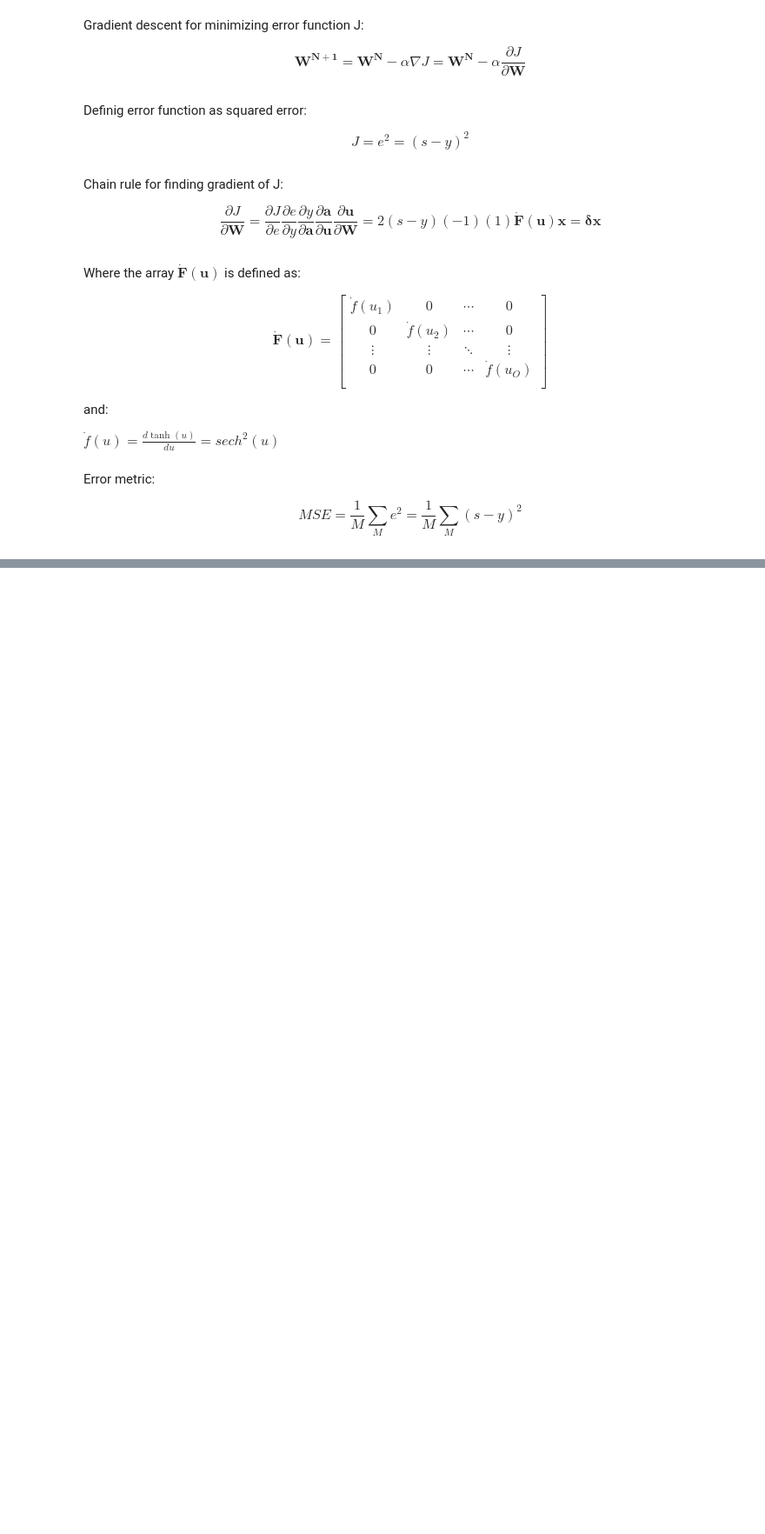
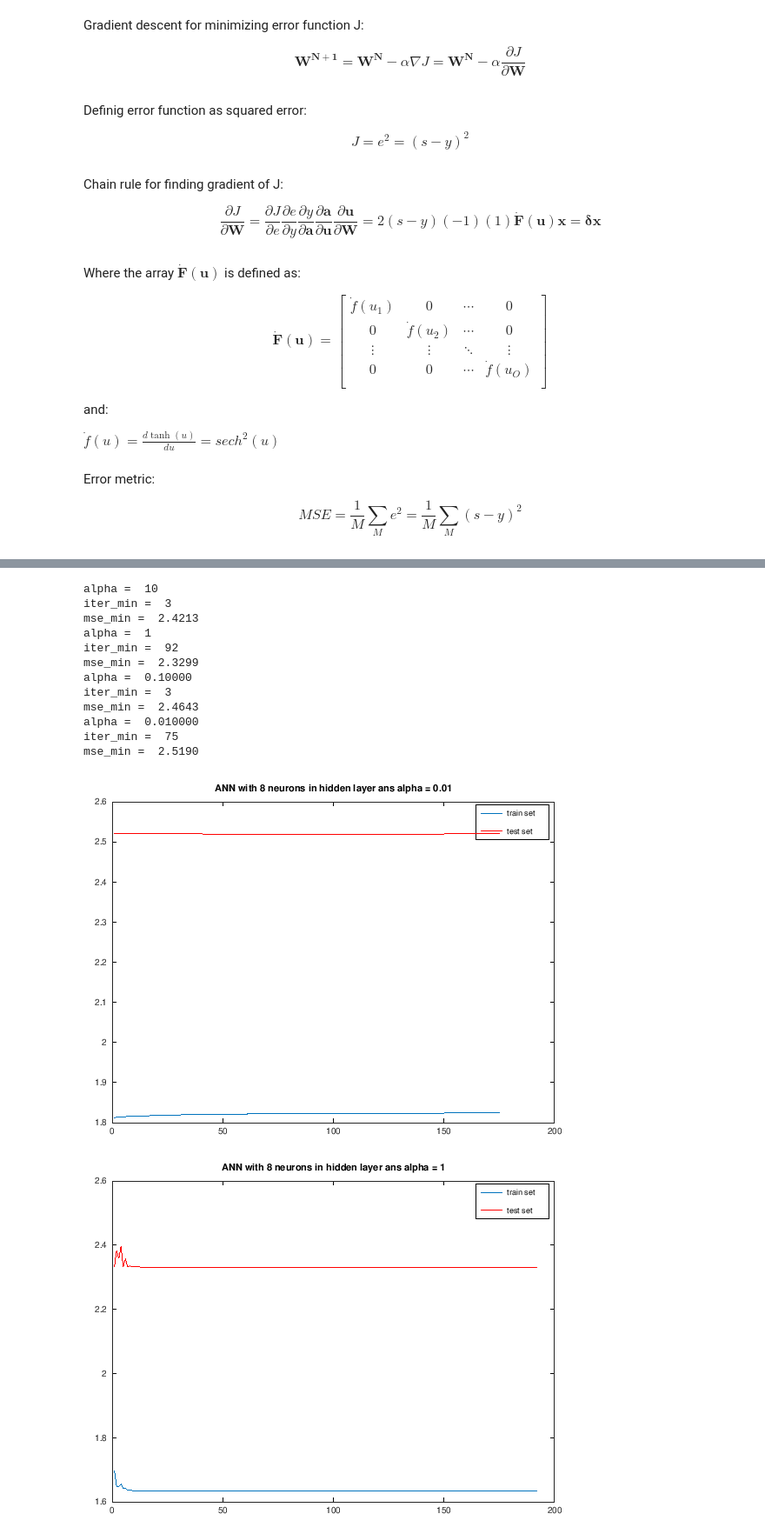
Before and after one commit to RafaelGoncalves8/mlp, a Jupyter notebook: notebook/mlp.ipynb, the cells around one changed output, grey strips where cells are left out. Shown: that part at 87% size. Cells and saved outputs as stored; diff of their text form; code cells hidden in the pictures; blank space fills up the shorter version.

```diff
--- a/notebook/mlp.ipynb
+++ b/notebook/mlp.ipynb
@@ -385,0 +413,49 @@ mse_min =  1.8660
+# %%
+i = 1;
+epsilon = 0.01;
+max_iter = 30000;
+gamma = 100;
+
+for alpha = [10 1, 0.1, 0.01],
+
+        O = 8;
+        alpha
+
+        W = randn([O N]).*0.01;
+        W_to_store = zeros(size(W));
+        W_bias = [ones(size(W,1),1), W];
+
+        W_o = randn([1 O]).*0.01;
+        W_o_to_store = zeros(size(W_o));
+        W_o_bias = [ones(size(W_o,1),1), W_o];
+
+        [W_to_store, mse_train_vec, ...
+        mse_test_vec] = batch_backpropagation(X_test_bias, X_train_bias, y_test, y_train, W_bias,
+        W_o_bias, alpha, epsilon, gamma, 0, max_iter);
+        W_out = [W_out; W_to_store];
+
+        % learning curve
+        figure(i)
+        plot(mse_train_vec)
+        hold on
+        plot(mse_test_vec, 'r')
+        title(['ANN with ' num2str(O) ' neurons in hidden layer ans alpha = ' num2str(alpha)])
+        legend('train set', 'test set')
+
+        i = i+1;
+end
+# %% [output]
+alpha =  10
+iter_min =  3
+mse_min =  2.4213
+alpha =  1
+iter_min =  92
+mse_min =  2.3299
+alpha =  0.10000
+iter_min =  3
+mse_min =  2.4643
+alpha =  0.010000
+iter_min =  75
+mse_min =  2.5190
+[figure, added]
+[figure, added]
```
Also changed, not shown: parts of 12 cells of this notebook, 1 other file.
